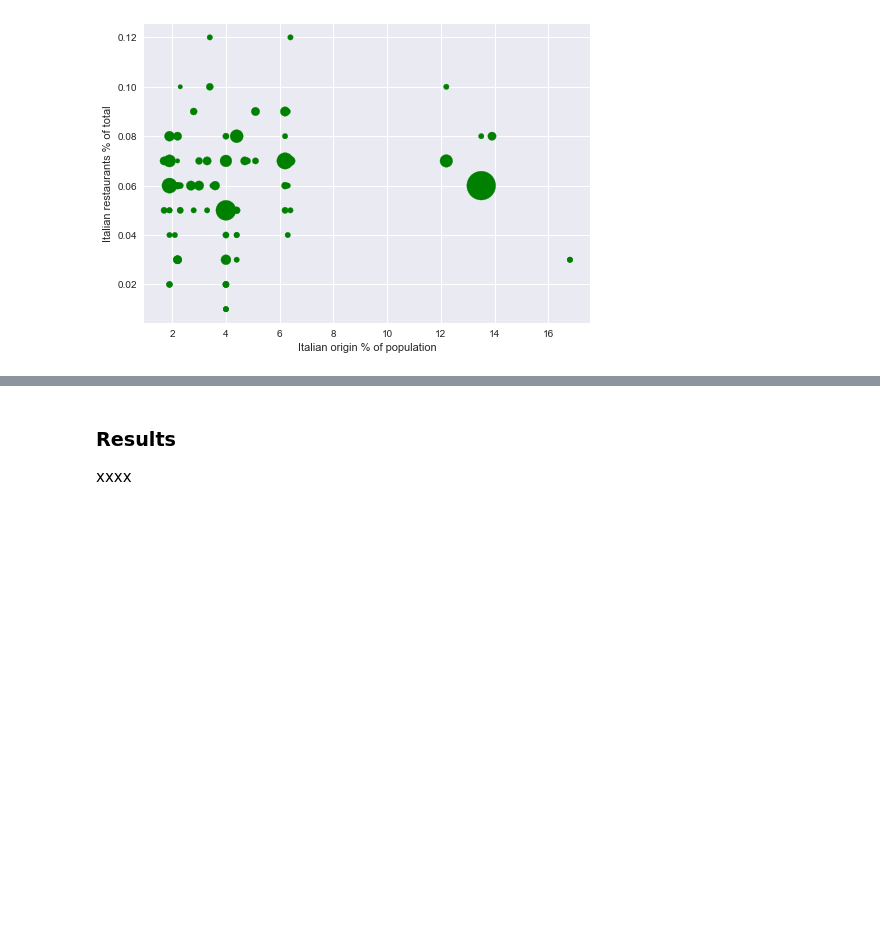
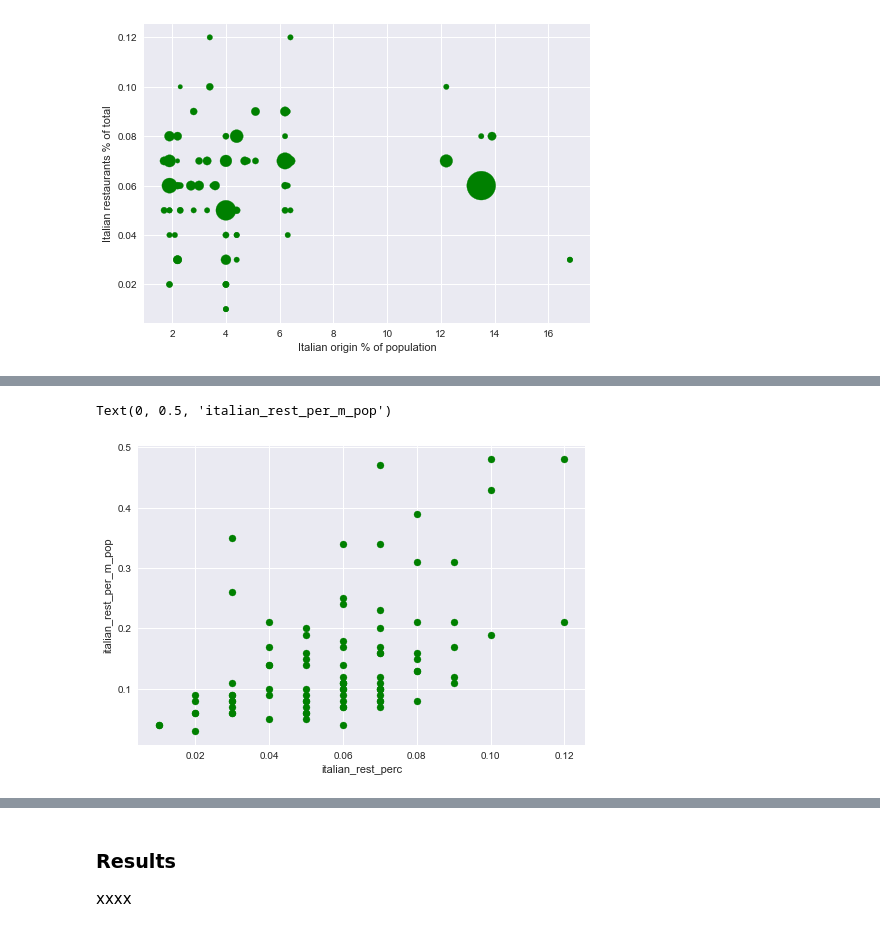
Before and after one commit to idejuan/data_science, a Jupyter notebook: Final_Project_DSPC_w02.ipynb, the cells around one changed output, grey strips where cells are left out. Cells and saved outputs as stored; diff of their text form; code cells hidden in the pictures; blank space fills up the shorter version.

```diff
--- a/Final_Project_DSPC_w02.ipynb
+++ b/Final_Project_DSPC_w02.ipynb
@@ -738,0 +799,9 @@ df_cities[['City','italian_rest_perc','Italian origin','Population']]
+# %%
+ax6 = plt.scatter(x='italian_rest_perc',
+                      y='italian_rest_per_m_pop',
+                      c='Green', data=df_cities)
+plt.xlabel("italian_rest_perc")
+plt.ylabel("italian_rest_per_m_pop")
+# %% [output]
+Text(0, 0.5, 'italian_rest_per_m_pop')
+[figure, added]
```
Also changed, not shown: parts of 9 cells of this notebook.
